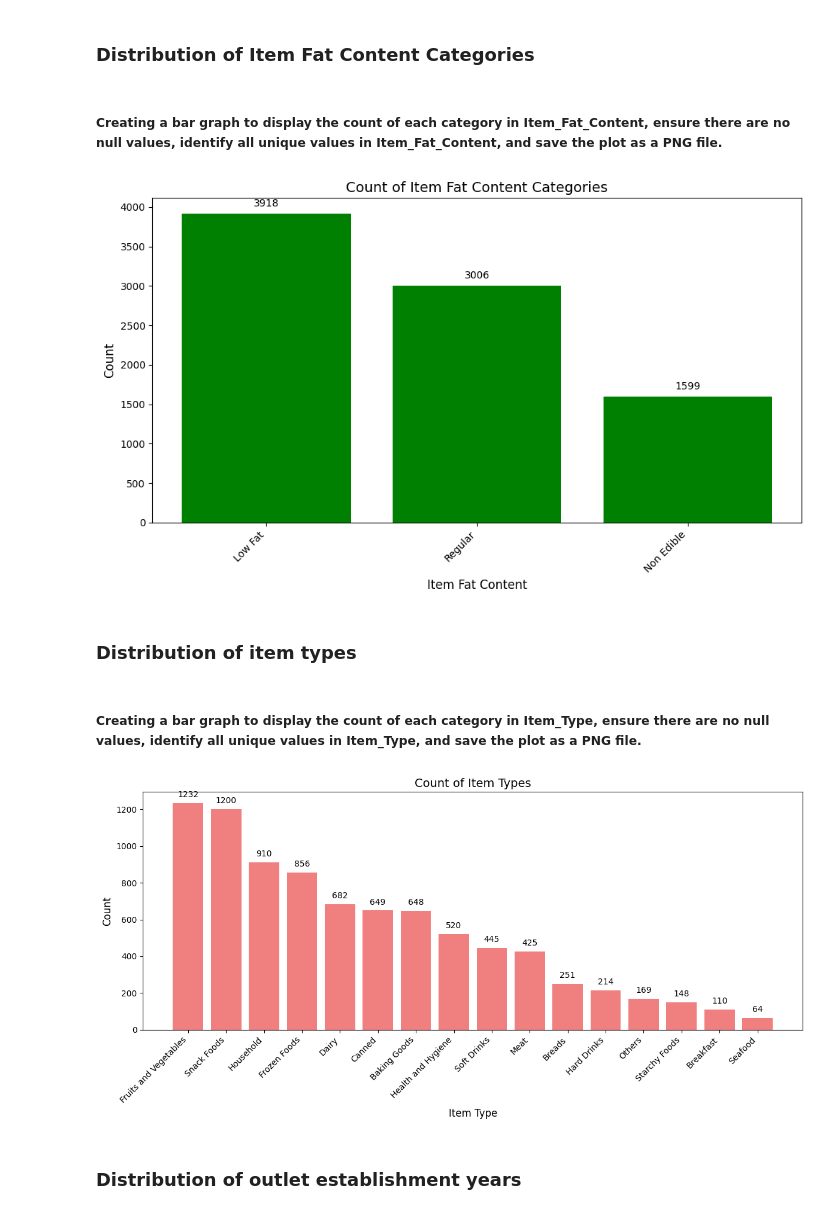
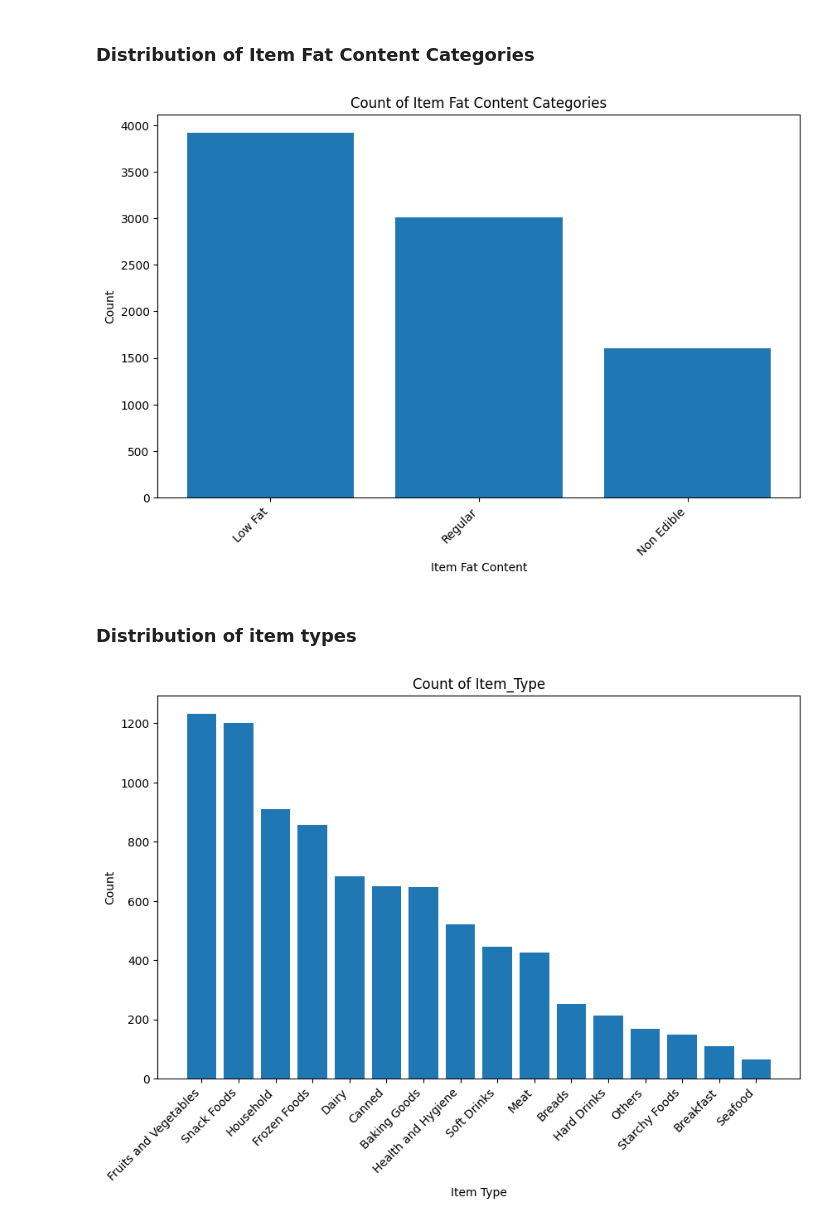
Before and after one commit to ahmadaym/IDMP_SalesForecasting_Project, a Jupyter notebook: notebooks/sales_forecast.ipynb, the cells around one changed output. Cells and saved outputs as stored; diff of their text form; code cells hidden in the pictures.

Commit message:
Revert "added all the visualizations"
This reverts commit aee10c82da2e9dd98c0a0fd7fbb577856d00d5ff.

```diff
--- a/notebooks/sales_forecast.ipynb
+++ b/notebooks/sales_forecast.ipynb
@@ -302,9 +301,12 @@ outlet_size_mode
 # %% [output]
 | Outlet_Type | Grocery Store | Supermarket Type1 | Supermarket Type2 | Supermarket Type3 |
 | Outlet_Size | Small | Small | Medium | Medium |
-# %%
-missing_bool = sales_data['Outlet_Size'].isna()
-sales_data.loc[missing_bool,'Outlet_Size'] = sales_data.loc[missing_bool,'Outlet_Type'].apply(lambda x : outlet_size_mode[x])
+# %%
+# converting the Item_Weight_Mean to a dictionary for better mapping
+outlet_size_mode_map = outlet_size_mode.to_dict()
+# %%
+# Using the pivot table to map Outlet_Type and Outlet_Size
+sales_data["Outlet_Size"] = sales_data["Outlet_Size"].fillna(sales_data["Outlet_Type"].map(outlet_size_mode_map))
 # %% [markdown]
 ##### Checking if the Outlet_Size null values have been filled or not
 # %%
@@ -446,68 +448,38 @@ sales_data['Outlet_Years'] = current_year - sales_data['Outlet_Establishment_Yea
 ## Data Visualization
 # %% [markdown]
 ### Distribution of Item Fat Content Categories
-# %% [markdown]
-##### Creating a bar graph to display the count of each category in Item_Fat_Content, ensure there are no null values, identify all unique values in Item_Fat_Content, and save the plot as a PNG file.
 # %%
 fat_content_counts = sales_data['Item_Fat_Content'].value_counts()
 
 plt.figure(figsize=(10, 6))
 
+plt.bar(fat_content_counts.index, fat_content_counts.values)
 
-bars = plt.bar(fat_content_counts.index, fat_content_counts.values, color='green')
+plt.title('Count of Item Fat Content Categories')
+plt.xlabel('Item Fat Content')
+plt.ylabel('Count')
 
-# Add annotations on top of each bar
-for bar in bars:
-    plt.annotate(
-        str(bar.get_height()),
-        xy=(bar.get_x() + bar.get_width() / 2.0, bar.get_height()),
-        ha='center',
-        va='bottom',
-        xytext=(0, 5),
-        textcoords='offset points'
-    )
-
-plt.title('Count of Item Fat Content Categories', fontsize=14)
-plt.xlabel('Item Fat Content', fontsize=12)
-plt.ylabel('Count', fontsize=12)
-
-
+# Rotate x-axis labels if they're long
 plt.xticks(rotation=45, ha='right')
 #plt.savefig('item_fat_content_count.png')
-plt.tight_layout()
 plt.show()
 # %% [output]
-[figure, old version]
+[figure, new version]
 # %% [markdown]
 ### Distribution of item types
-# %% [markdown]
-##### Creating a bar graph to display the count of each category in Item_Type, ensure there are no null values, identify all unique values in Item_Type, and save the plot as a PNG file.
 # %%
 item_type_counts = sales_data['Item_Type'].value_counts()
 
-plt.figure(figsize=(12, 6))
+plt.figure(figsize=(10, 6))
 
-bars = plt.bar(item_type_counts.index, item_type_counts.values, color='lightcoral')
+plt.bar(item_type_counts.index, item_type_counts.values)
 
-for bar in bars:
-    plt.annotate(
-        str(bar.get_height()),
-        xy=(bar.get_x() + bar.get_width() / 2.0, bar.get_height()),
-        ha='center',
-        va='bottom',
-        xytext=(0, 5),
-        textcoords='offset points'
-    )
-
-plt.title('Count of Item Types', fontsize=14)
-plt.xlabel('Item Type', fontsize=12)
-plt.ylabel('Count', fontsize=12)
+plt.title('Count of Item_Type')
+plt.xlabel('Item Type')
+plt.ylabel('Count')
 
 plt.xticks(rotation=45, ha='right')
-plt.tight_layout()
 #plt.savefig('item_type_count.png')
 plt.show()
 # %% [output]
-[figure, old version]
+[figure, new version]
-# %% [markdown]
-### Distribution of outlet establishment years
```
Also changed, not shown: parts of 20 cells of this notebook.
